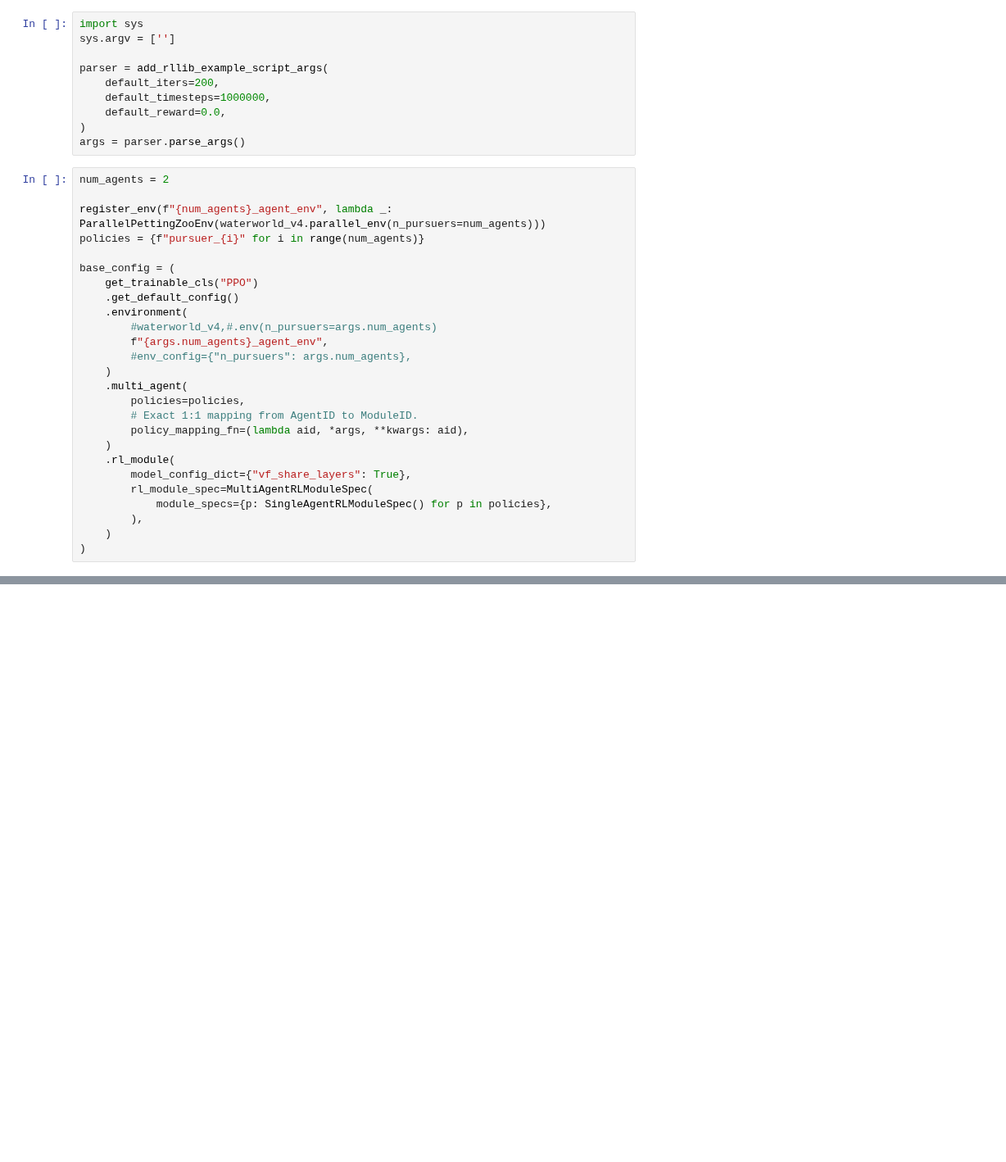
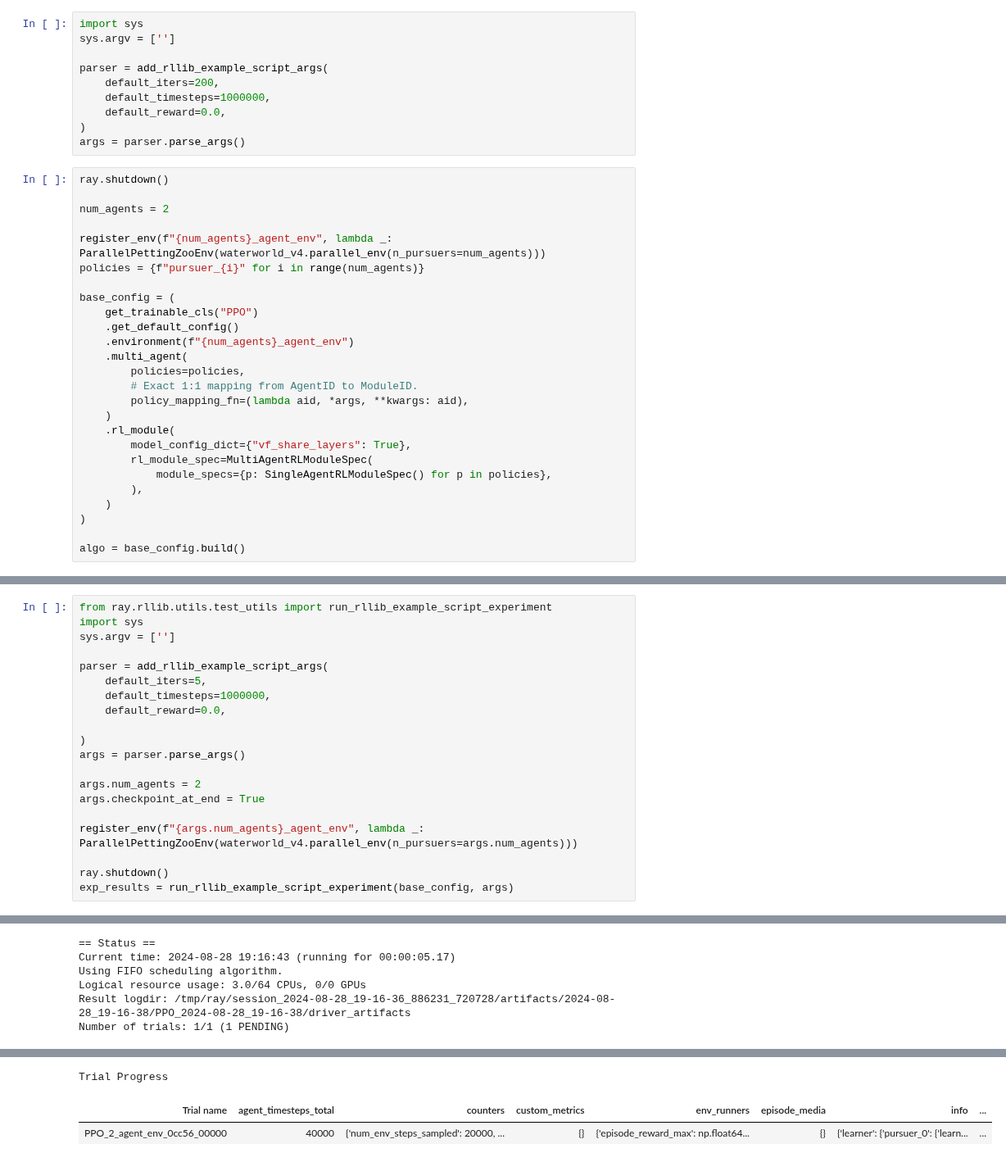
Before and after one commit to bhosley/marl-baseline, a Jupyter notebook: dev.ipynb, the cells around one changed output, grey strips where cells are left out. Shown at 82% size. Saved outputs shown, nothing was run; the diff lists cells and outputs as text; blank space fills up the shorter version.

```diff
--- a/dev.ipynb
+++ b/dev.ipynb
@@ -24,6 +112,8 @@ parser = add_rllib_example_script_args(
 )
 args = parser.parse_args()
 # %%
+ray.shutdown()
+
 num_agents = 2
 
 register_env(f"{num_agents}_agent_env", lambda _: ParallelPettingZooEnv(waterworld_v4.parallel_env(n_pursuers=num_agents)))
@@ -32,11 +122,7 @@ policies = {f"pursuer_{i}" for i in range(num_agents)}
 base_config = (
     get_trainable_cls("PPO")
     .get_default_config()
-    .environment(
-        #waterworld_v4,#.env(n_pursuers=args.num_agents)
-        f"{args.num_agents}_agent_env",
-        #env_config={"n_pursuers": args.num_agents},
-    )
+    .environment(f"{num_agents}_agent_env")
     .multi_agent(
         policies=policies,
         # Exact 1:1 mapping from AgentID to ModuleID.
@@ -49,3 +135,5 @@ base_config = (
         ),
     )
 )
+
+algo = base_config.build()
@@ -55,0 +226,21 @@ RuntimeError: Maybe you called ray.init twice by accident? This error can be sup
+# %%
+from ray.rllib.utils.test_utils import run_rllib_example_script_experiment
+import sys
+sys.argv = ['']
+
+parser = add_rllib_example_script_args(
+    default_iters=5,
+    default_timesteps=1000000,
+    default_reward=0.0,
+
+)
+args = parser.parse_args()
+
+args.num_agents = 2
+args.checkpoint_at_end = True
+
+register_env(f"{args.num_agents}_agent_env", lambda _: ParallelPettingZooEnv(waterworld_v4.parallel_env(n_pursuers=args.num_agents)))
+
+ray.shutdown()
+exp_results = run_rllib_example_script_experiment(base_config, args)
+# %% [output]
@@ -55,0 +258,6 @@ RuntimeError: Maybe you called ray.init twice by accident? This error can be sup
+== Status ==
+Current time: 2024-08-28 19:16:43 (running for 00:00:05.17)
+Using FIFO scheduling algorithm.
+Logical resource usage: 3.0/64 CPUs, 0/0 GPUs
+Result logdir: /tmp/ray/session_2024-08-28_19-16-36_886231_720728/artifacts/2024-08-28_19-16-38/PPO_2024-08-28_19-16-38/driver_artifacts
+Number of trials: 1/1 (1 PENDING)
@@ -55,0 +295,3 @@ RuntimeError: Maybe you called ray.init twice by accident? This error can be sup
+Trial Progress
+| Trial name | agent_timesteps_total | counters | custom_metrics | env_runners | episode_media | info | ... |
+| PPO_2_agent_env_0cc56_00000 | 40000 | {'num_env_steps_sampled': 20000, ... | {} | {'episode_reward_max': np.float64... | {} | {'learner': {'pursuer_0': {'learn... | ... |
```
Also changed, not shown: parts of 18 cells of this notebook, 1 other file.
